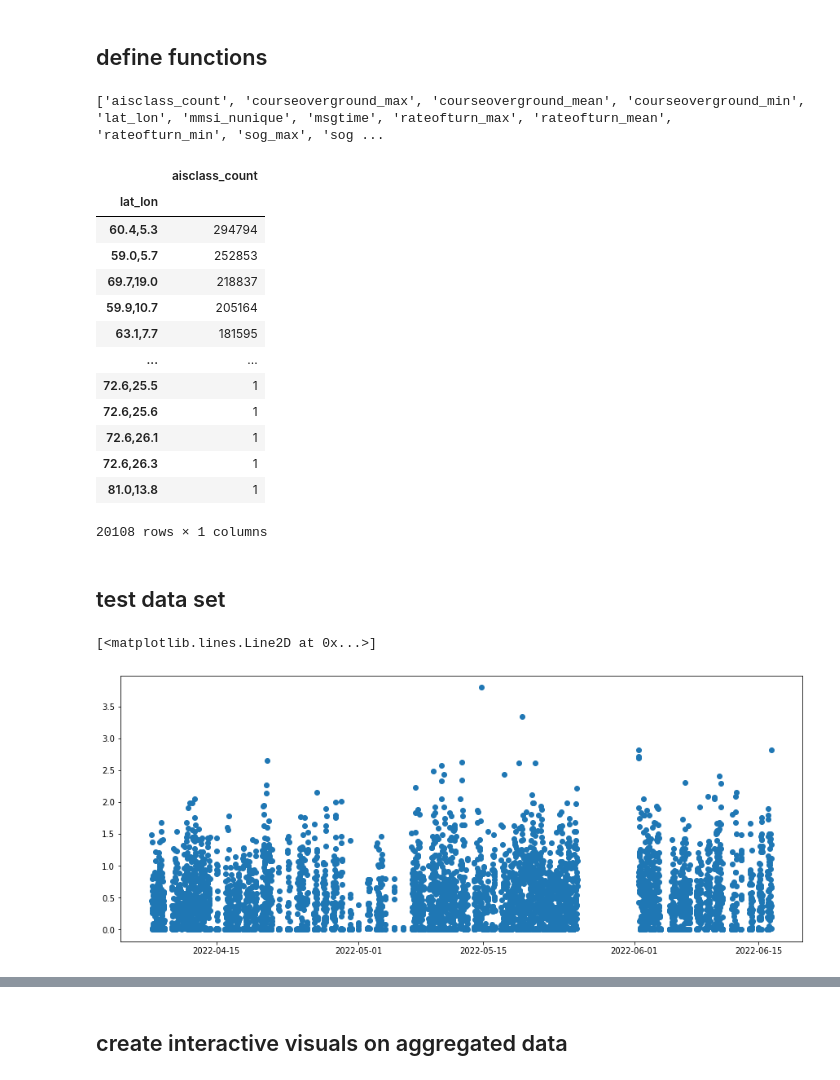
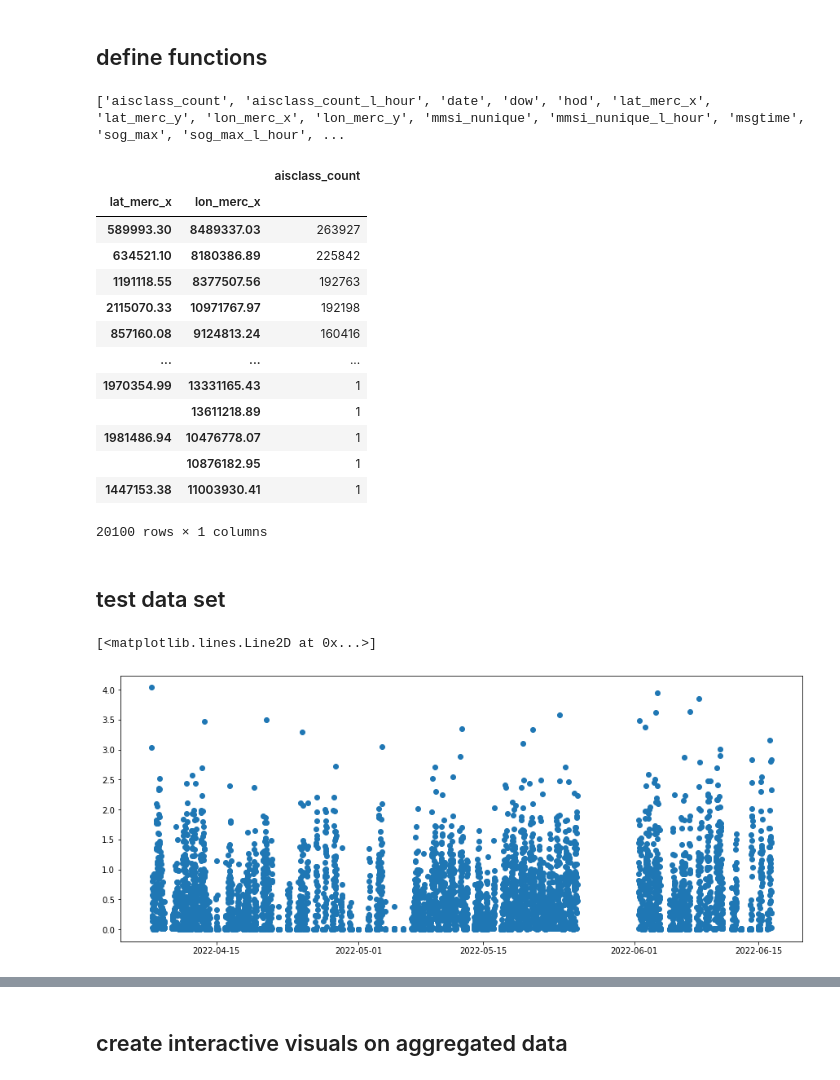
Before and after one commit to DaMuBo/ais_analysis, a Jupyter notebook: experiments/04_first_visuals.ipynb, the cells around one changed output, grey strips where cells are left out. Drawn from its saved outputs; the diff is of its cells as text; code cells hidden in the pictures.

Commit message:
visualisations changed

```diff
--- a/experiments/04_first_visuals.ipynb
+++ b/experiments/04_first_visuals.ipynb
@@ -93,22 +77,24 @@ def visualize_top_regions(data,columns={'lat':'lat','lon':'lon','size':'mmsi_nun
 columns = get_columns(engine,'tbl_positionagg',column_conf['position_unrel_cols'])
 print(columns)
 data = load_data(engine,'tbl_positionagg',columns)
+data['msgtime'] = pd.to_datetime(data['msgtime'])
+data[['lat_merc_x','lon_merc_x']] = data[['lat_merc_x','lon_merc_x']].round(2)
 # %% [output]
-['aisclass_count', 'courseoverground_max', 'courseoverground_mean', 'courseoverground_min', 'lat_lon', 'mmsi_nunique', 'msgtime', 'rateofturn_max', 'rateofturn_mean', 'rateofturn_min', 'sog_max', 'sog ...
+['aisclass_count', 'aisclass_count_l_hour', 'date', 'dow', 'hod', 'lat_merc_x', 'lat_merc_y', 'lon_merc_x', 'lon_merc_y', 'mmsi_nunique', 'mmsi_nunique_l_hour', 'msgtime', 'sog_max', 'sog_max_l_hour', ...
 # %%
-data[['lat_lon','aisclass_count']].groupby(['lat_lon']).sum().sort_values(['aisclass_count'],ascending=False)
+data[['lat_merc_x','lon_merc_x','aisclass_count']].groupby(['lat_merc_x','lon_merc_x']).sum().sort_values(['aisclass_count'],ascending=False)
 # %% [output]
-|  | aisclass_count |
-| lat_lon |  |
-| 60.4,5.3 | 294794 |
-| 59.0,5.7 | 252853 |
-| 69.7,19.0 | 218837 |
-| 59.9,10.7 | 205164 |
-| 63.1,7.7 | 181595 |
-| ... | ... |
-| 72.6,25.5 | 1 |
-| 72.6,25.6 | 1 |
-| 72.6,26.1 | 1 |
-| 72.6,26.3 | 1 |
-| 81.0,13.8 | 1 |
+|  |  | aisclass_count |
+| lat_merc_x | lon_merc_x |  |
+| 589993.30 | 8489337.03 | 263927 |
+| 634521.10 | 8180386.89 | 225842 |
+| 1191118.55 | 8377507.56 | 192763 |
+| 2115070.33 | 10971767.97 | 192198 |
+| 857160.08 | 9124813.24 | 160416 |
+| ... | ... | ... |
+| 1970354.99 | 13331165.43 | 1 |
+|  | 13611218.89 | 1 |
+| 1981486.94 | 10476778.07 | 1 |
+|  | 10876182.95 | 1 |
+| 1447153.38 | 11003930.41 | 1 |
-20108 rows × 1 columns
+20100 rows × 1 columns
@@ -118,10 +102,10 @@ data['msgtime'] = pd.to_datetime(data['msgtime'])
 ## test data set
 # %%
 # example plot
-filtered_data = data[data['lat_lon'] == '63.1,7.7']
+filtered_data = data.loc[(data['lat_merc_x'] == 589993.30) &(data['lon_merc_x'] == 8489337.03)]
 
 plt.figure(figsize=(15,6))
 plt.plot_date(filtered_data['msgtime'],filtered_data['sog_mean'])
 # %% [output]
 [<matplotlib.lines.Line2D at 0x...>]
-[figure, old version]
+[figure, new version]
```
Also changed, not shown: parts of 18 cells of this notebook, 6 other files.
